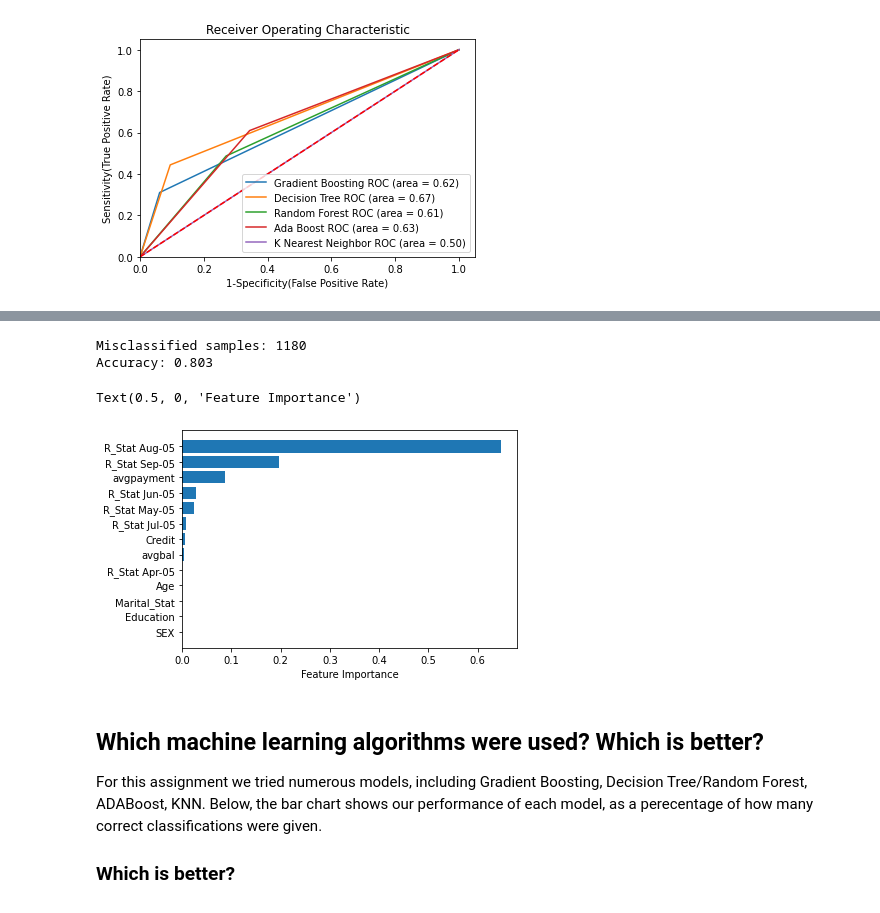
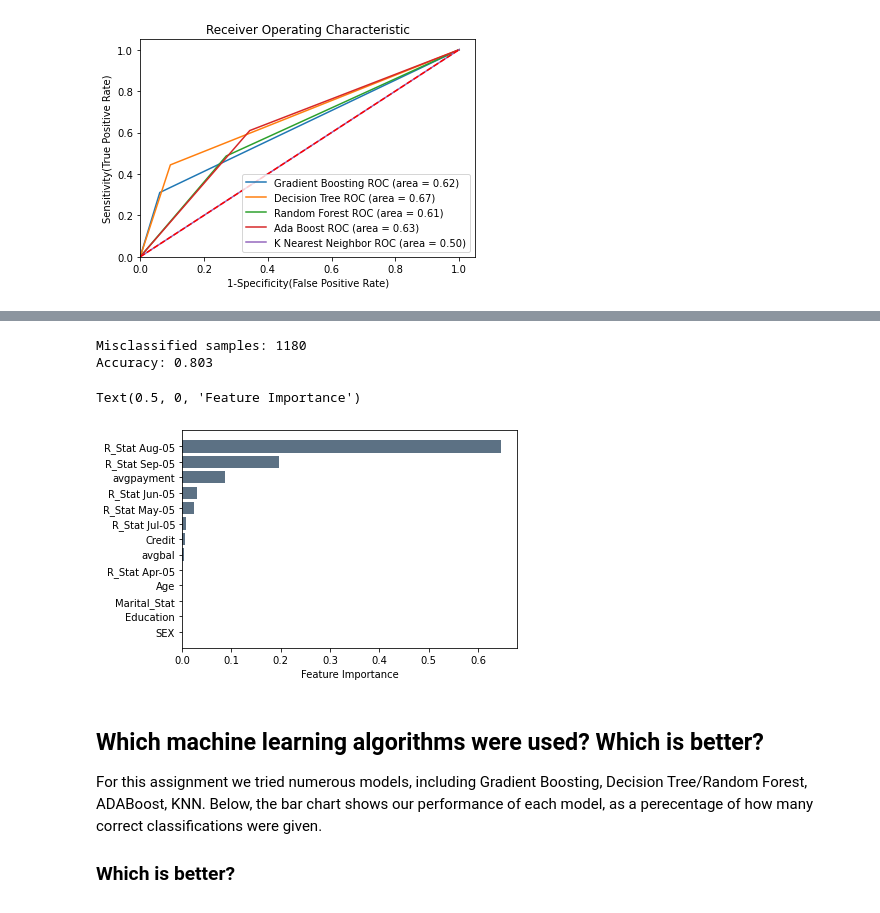
Before and after one commit to halle15/DATA-400_Final_Project, a Jupyter notebook: Final_Project_txt.ipynb, the cells around one changed output, grey strips where cells are left out. Cells and saved outputs as stored; diff of their text form; code cells hidden in the pictures.

```diff
--- a/Final_Project_txt.ipynb
+++ b/Final_Project_txt.ipynb
@@ -513,25 +512,25 @@ Text(0.5, 0, 'Feature Importance')
 # %%
 # Decision Tree Classifier
 tree = DecisionTreeClassifier(min_samples_split=0.2, max_features=7, random_state=123).fit(X_train_std, y_train)
 
 # Determining Misclassified Samples and Model Accuracy
 y_pred = tree.predict(X_test_std)
 print('Misclassified samples: %d' % (y_test != y_pred).sum())
 print('Accuracy: %.3f' % accuracy_score(y_test, y_pred))
 
 # AUC metric to test model
 false_positive_rate, true_positive_rate, thresholds = roc_curve(y_test, y_pred)
 roc_auc = auc(false_positive_rate, true_positive_rate)
 roc_auc
 
 sort = tree.feature_importances_.argsort()
-plt.barh(df.columns[sort], tree.feature_importances_[sort])
+plt.barh(df.columns[sort], tree.feature_importances_[sort], color=(0.2, 0.3, 0.4, 0.8))
 plt.xlabel("Feature Importance")
 # %% [output]
 Misclassified samples: 1180
 Accuracy: 0.803
 Text(0.5, 0, 'Feature Importance')
-[figure, old version]
+[figure, new version]
 # %% [markdown]
 ## Which machine learning algorithms were used? Which is better?
 
```
Also changed, not shown: parts of 10 cells of this notebook.
